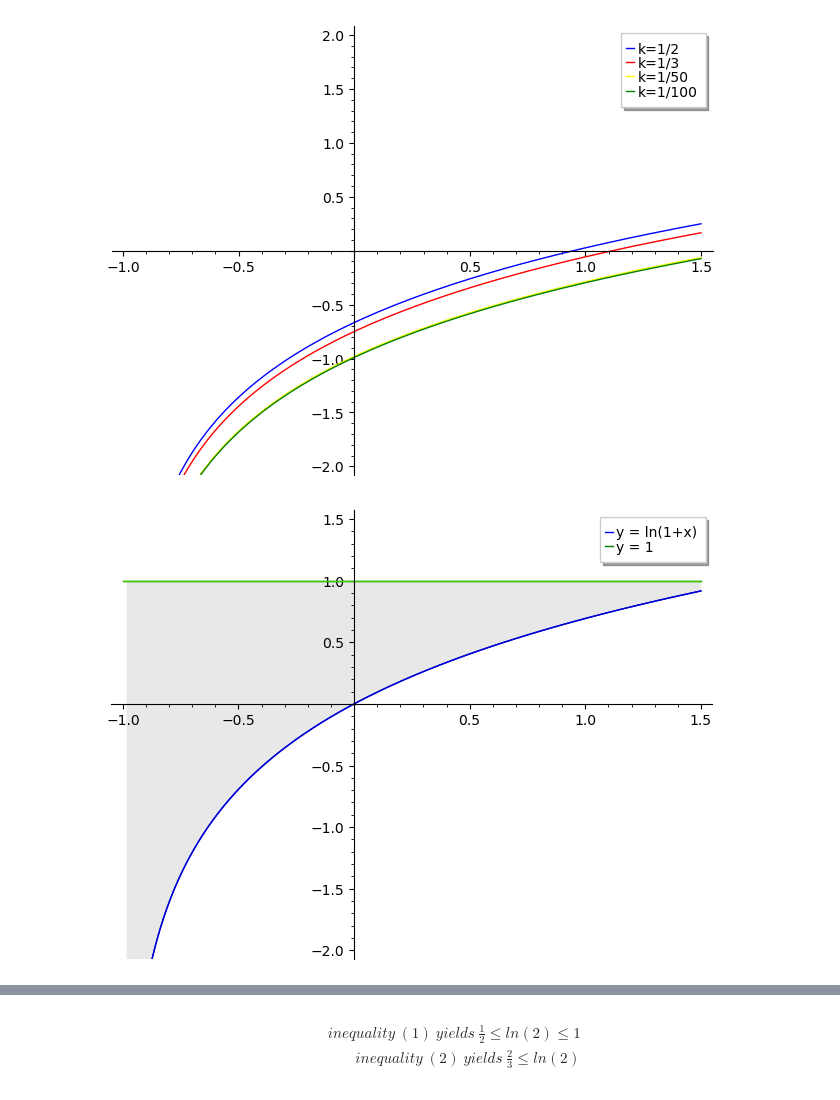
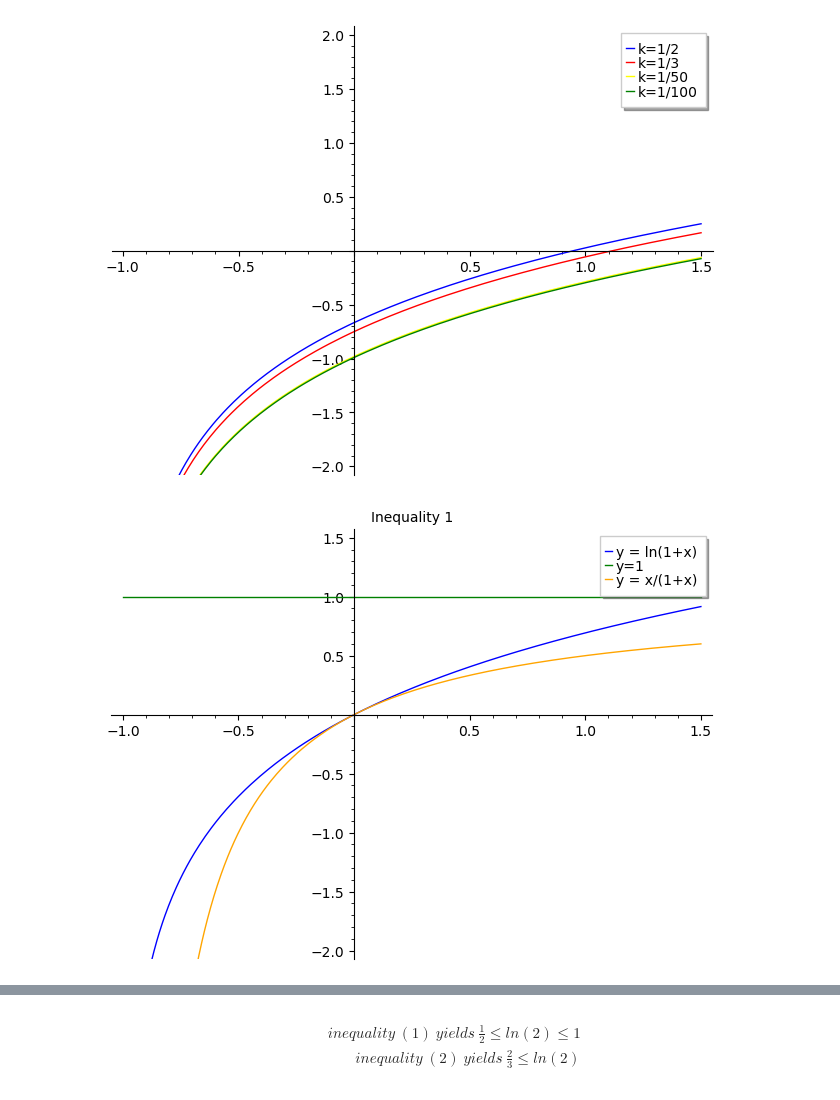
Before and after one commit to murphyrobbit18/MATH-2000, a Jupyter notebook: Graphs.ipynb, the cells around one changed output, grey strips where cells are left out. Drawn from its saved outputs; the diff is of its cells as text; code cells hidden in the pictures.

```diff
--- a/Graphs.ipynb
+++ b/Graphs.ipynb
@@ -3,3 +5,5 @@
+# %%
+x = var('x')
 # %%
 halfGraph = plot(ln(1+x)-(1/((1/2)+1)), xmin = -2, xmax= 1.5, ymin = -2,ymax = 2, legend_label = 'k=1/2', color= "blue") ;
 thirdGraph = plot(ln(1+x)-(1/((1/3)+1)), xmin = -2, xmax= 1.5, ymin = -2,ymax = 2, legend_label = 'k=1/3', color= "red") ;
@@ -26,0 +27,2 @@ shade = plot([ln(1 + x), 1], (x, -1, 1.5), fill={0:1}, fillcolor='lightgrey', fi
+# %%
+func1Graph = plot(x/(1+x), xmin = -1, xmax = 1.5, ymin= -2,ymax = 1.5, fillalpha=0.3,legend_label="y = x/(1+x)", color="orange",title='Inequality 1')
@@ -27,4 +33,4 @@ shade = plot([ln(1 + x), 1], (x, -1, 1.5), fill={0:1}, fillcolor='lightgrey', fi
 # %%
-lnGraph+oneGraph+shade
+lnGraph+oneGraph+func1Graph
 # %% [output]
-[figure, old version]
+[figure, new version]
```
Also changed, not shown: parts of 7 cells of this notebook.
